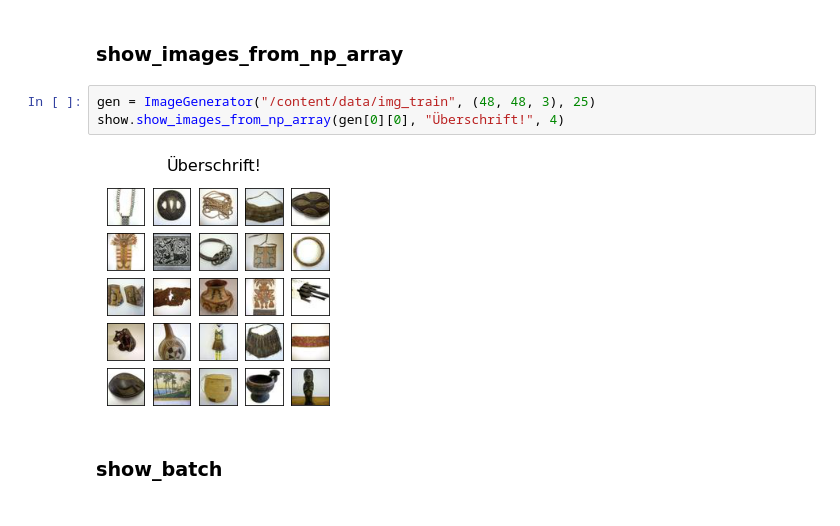
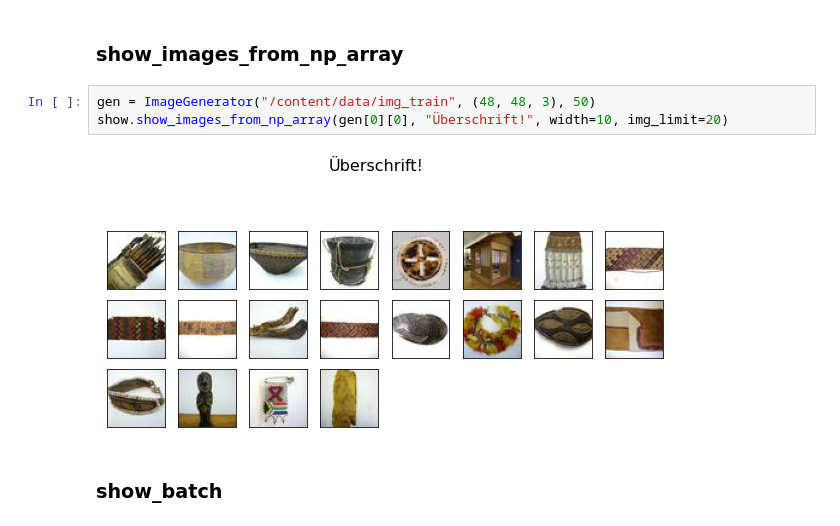
Before and after one commit to MaschinenNah/ml_utils_develop_and_test, a Jupyter notebook: ml_utils_show_develop_and_test.ipynb, the cells around one changed output. Drawn from its saved outputs; the diff is of its cells as text.

Commit message:
img_limit hinzu!

```diff
--- a/ml_utils_show_develop_and_test.ipynb
+++ b/ml_utils_show_develop_and_test.ipynb
@@ -64,10 +64,10 @@ class ImageGenerator(Sequence):
 # %% [markdown]
 ### show_images_from_np_array
 # %%
-gen = ImageGenerator("/content/data/img_train", (48, 48, 3), 25)
-show.show_images_from_np_array(gen[0][0], "Überschrift!", 4)
+gen = ImageGenerator("/content/data/img_train", (48, 48, 3), 50)
+show.show_images_from_np_array(gen[0][0], "Überschrift!", width=10, img_limit=20)
 # %% [output]
-[figure, old version]
+[figure, new version]
 # %% [markdown]
 ### show_batch
 # %%
```
Also changed, not shown: parts of 5 cells of this notebook.
